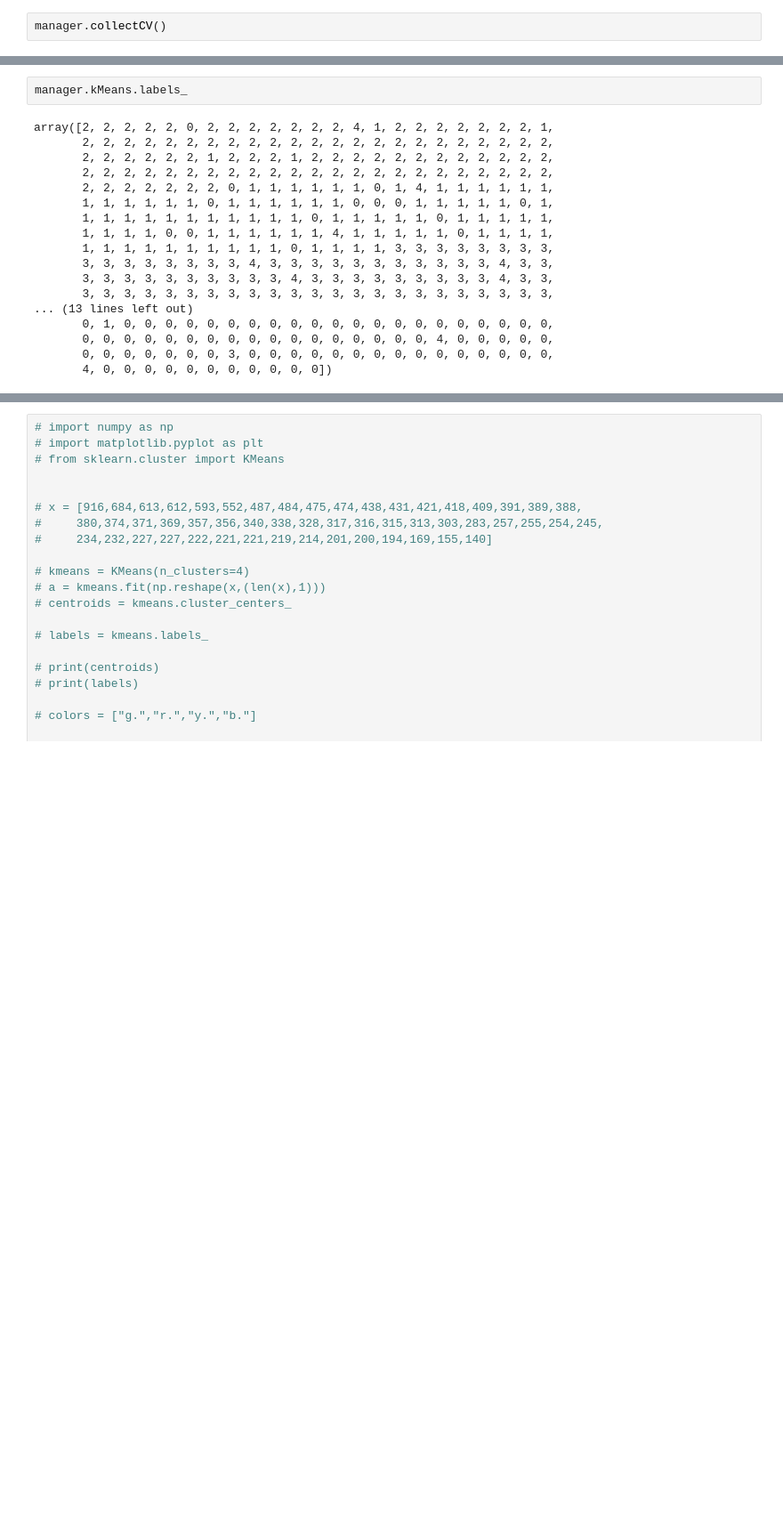
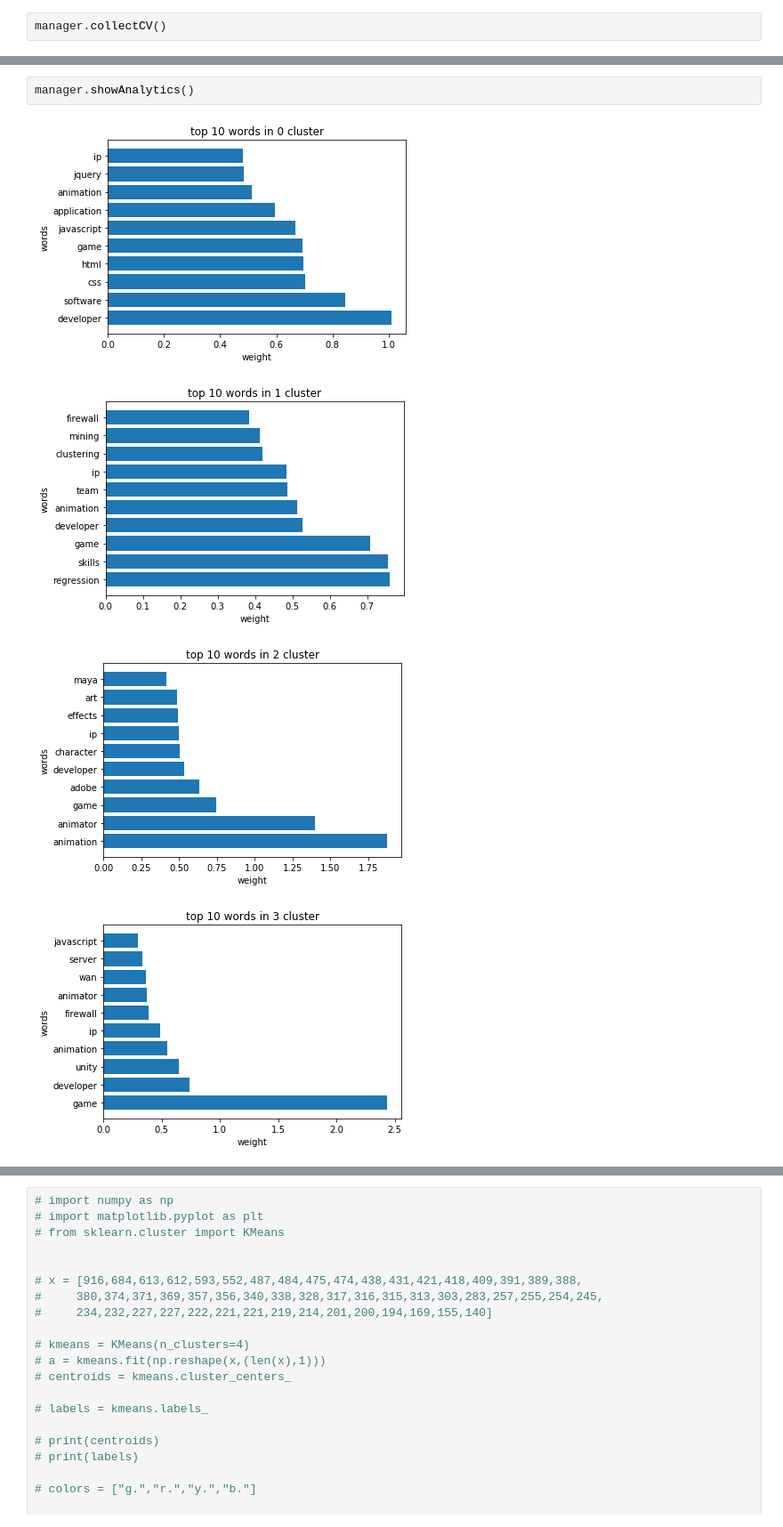
Before and after one commit to jacketcoder/Minor_Project, a Jupyter notebook: CV_Ranking.ipynb, the cells around one changed output, grey strips where cells are left out. Shown: that part at 89% size. Saved outputs shown, nothing was run; the diff lists cells and outputs as text; blank space fills up the shorter version.

```diff
--- a/CV_Ranking.ipynb
+++ b/CV_Ranking.ipynb
@@ -481,20 +618,7 @@ manager.vocabulary
-# %%
-manager.kMeans.labels_
-# %% [output]
-array([2, 2, 2, 2, 2, 0, 2, 2, 2, 2, 2, 2, 2, 4, 1, 2, 2, 2, 2, 2, 2, 2, 1,
-       2, 2, 2, 2, 2, 2, 2, 2, 2, 2, 2, 2, 2, 2, 2, 2, 2, 2, 2, 2, 2, 2, 2,
-       2, 2, 2, 2, 2, 2, 1, 2, 2, 2, 1, 2, 2, 2, 2, 2, 2, 2, 2, 2, 2, 2, 2,
-       2, 2, 2, 2, 2, 2, 2, 2, 2, 2, 2, 2, 2, 2, 2, 2, 2, 2, 2, 2, 2, 2, 2,
-       2, 2, 2, 2, 2, 2, 2, 0, 1, 1, 1, 1, 1, 1, 0, 1, 4, 1, 1, 1, 1, 1, 1,
-       1, 1, 1, 1, 1, 1, 0, 1, 1, 1, 1, 1, 1, 0, 0, 0, 1, 1, 1, 1, 1, 0, 1,
-       1, 1, 1, 1, 1, 1, 1, 1, 1, 1, 1, 0, 1, 1, 1, 1, 1, 0, 1, 1, 1, 1, 1,
-       1, 1, 1, 1, 0, 0, 1, 1, 1, 1, 1, 1, 4, 1, 1, 1, 1, 1, 0, 1, 1, 1, 1,
-       1, 1, 1, 1, 1, 1, 1, 1, 1, 1, 0, 1, 1, 1, 1, 3, 3, 3, 3, 3, 3, 3, 3,
-       3, 3, 3, 3, 3, 3, 3, 3, 4, 3, 3, 3, 3, 3, 3, 3, 3, 3, 3, 3, 4, 3, 3,
-       3, 3, 3, 3, 3, 3, 3, 3, 3, 3, 4, 3, 3, 3, 3, 3, 3, 3, 3, 3, 4, 3, 3,
-       3, 3, 3, 3, 3, 3, 3, 3, 3, 3, 3, 3, 3, 3, 3, 3, 3, 3, 3, 3, 3, 3, 3,
-... (13 lines left out)
-       0, 1, 0, 0, 0, 0, 0, 0, 0, 0, 0, 0, 0, 0, 0, 0, 0, 0, 0, 0, 0, 0, 0,
-       0, 0, 0, 0, 0, 0, 0, 0, 0, 0, 0, 0, 0, 0, 0, 0, 0, 4, 0, 0, 0, 0, 0,
-       0, 0, 0, 0, 0, 0, 0, 3, 0, 0, 0, 0, 0, 0, 0, 0, 0, 0, 0, 0, 0, 0, 0,
-       4, 0, 0, 0, 0, 0, 0, 0, 0, 0, 0, 0])
+# %%
+manager.showAnalytics()
+# %% [output]
+[figure, added]
+[figure, added]
+[figure, added]
+[figure, added]
```
Also changed, not shown: parts of 46 cells of this notebook, 24 other files.
